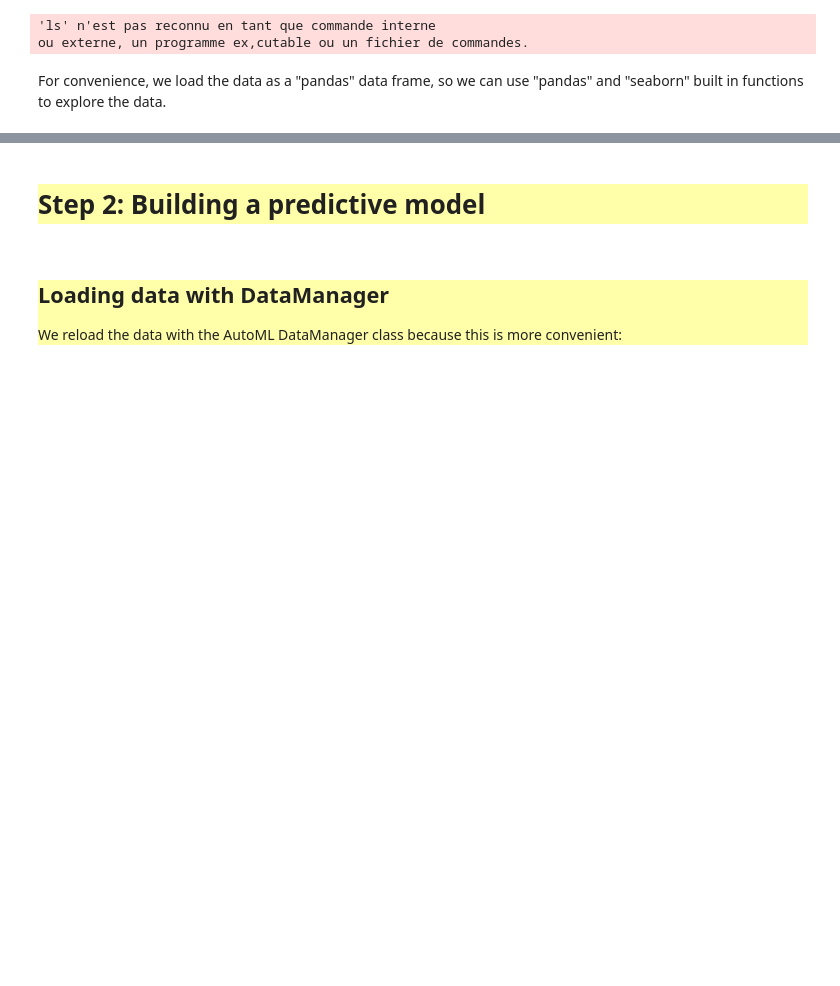
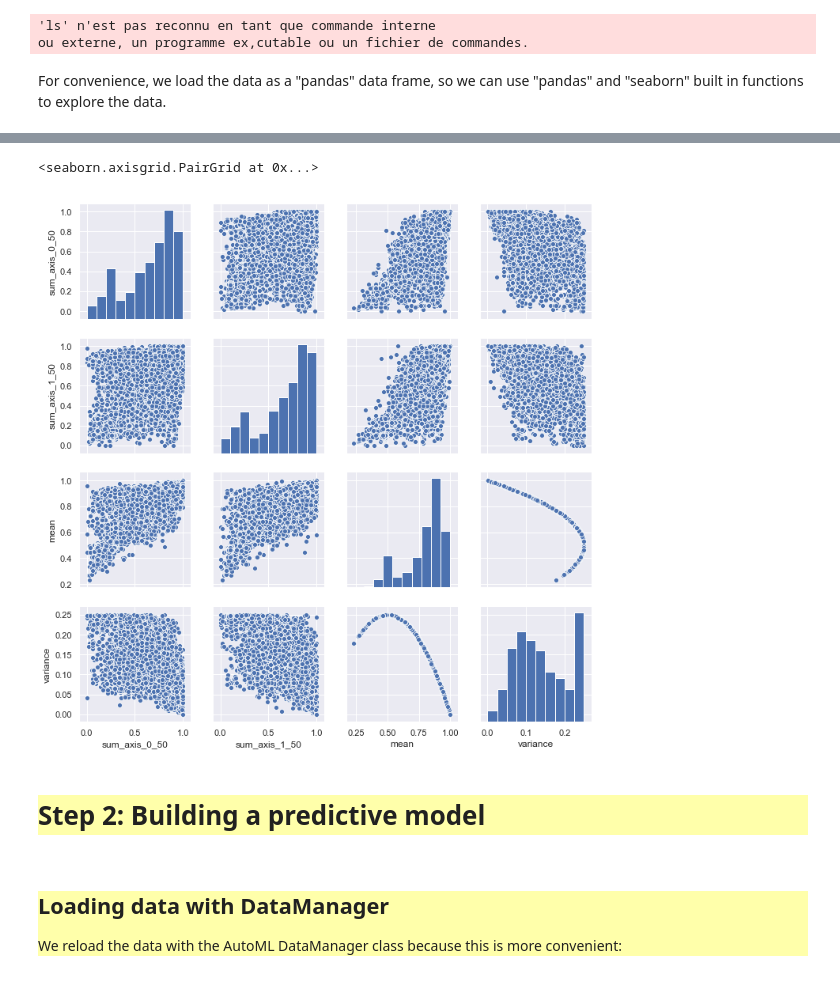
Before and after one commit to Tahkare/Projet-AIC, a Jupyter notebook: starting_kit/README.ipynb, the cells around one changed output, grey strips where cells are left out. Saved outputs shown, nothing was run; the diff lists cells and outputs as text; code cells hidden in the pictures; blank space fills up the shorter version.

```diff
--- a/starting_kit/README.ipynb
+++ b/starting_kit/README.ipynb
@@ -87,3 +109,8 @@ sns.pairplot(data[['Pixel 0', 'Pixel 2500', 'Pixel 5000', 'Pixel 7500', 'target'
+# %%
+sns.pairplot(data[['sum_axis_0_50','sum_axis_1_50','mean','variance']])
+# %% [output]
+<seaborn.axisgrid.PairGrid at 0x...>
+[figure, added]
 # %% [markdown]
 <div style="background:#FFFFAA">
 <h1>Step 2: Building a predictive model</h1>
```
Also changed, not shown: parts of 12 cells of this notebook.
